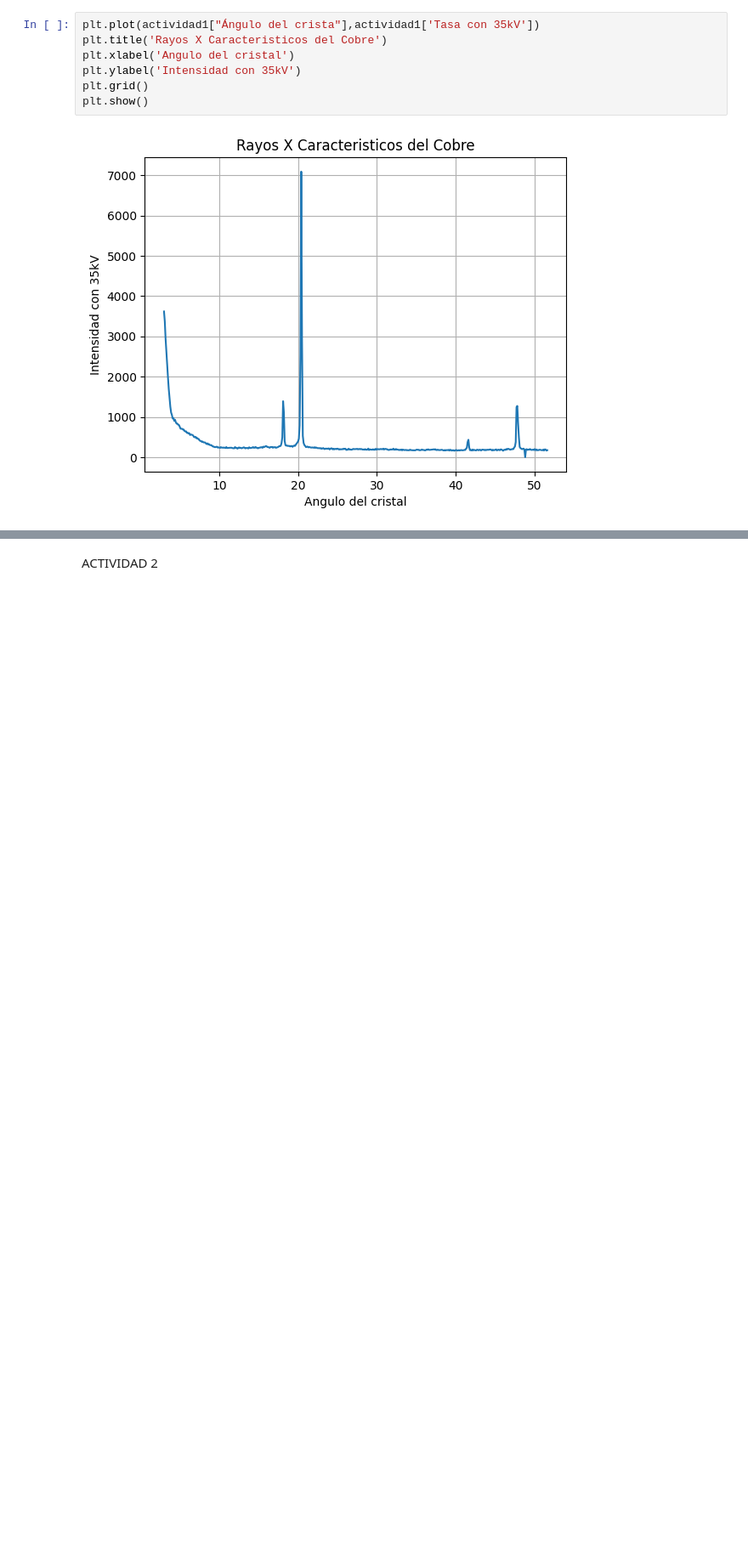
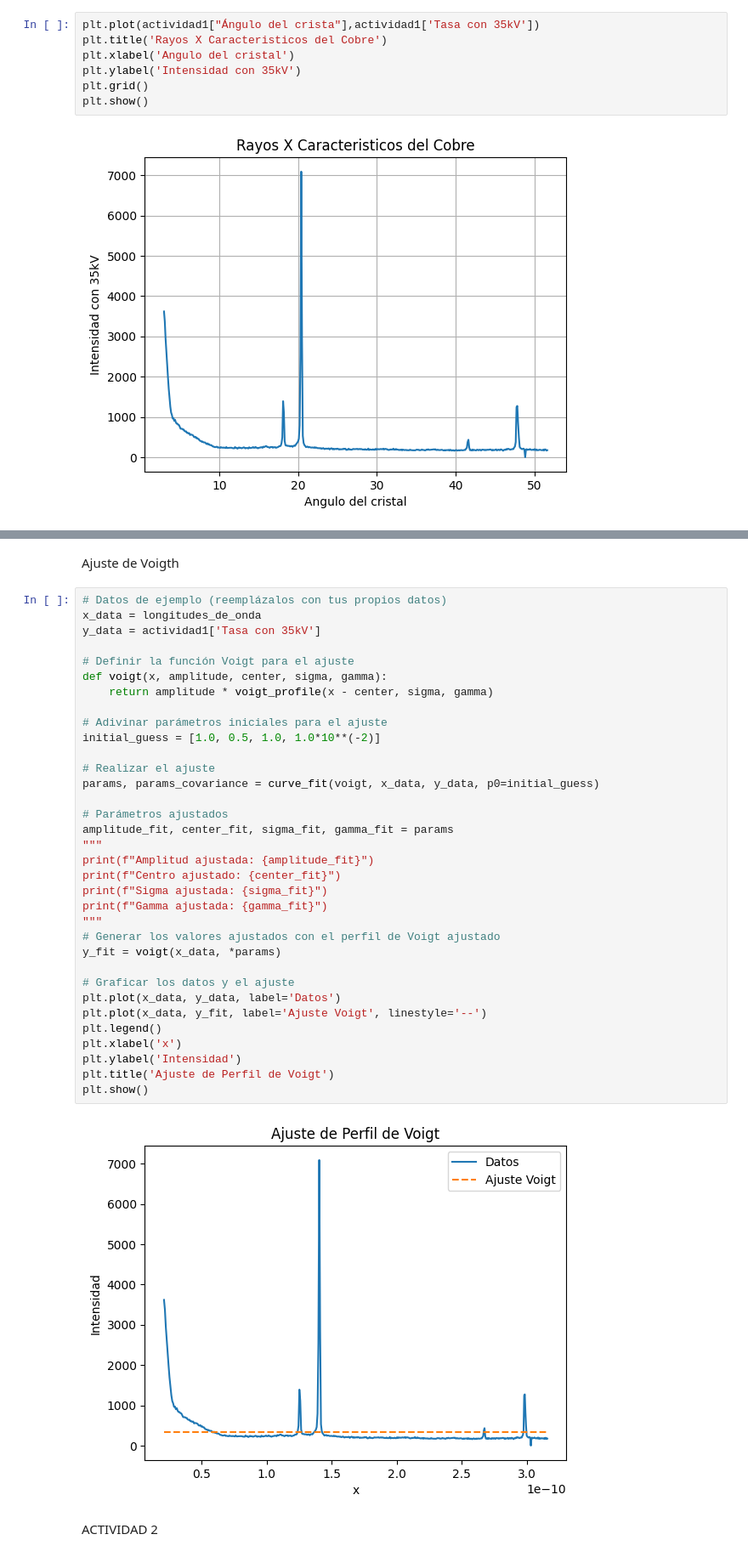
Before and after one commit to LabIntermedio/COD-INTERMEDIO, a Jupyter notebook: Rayos X/Rayos X.ipynb, the cells around one changed output, grey strips where cells are left out. Shown at 85% size. Cells and saved outputs as stored; diff of their text form; blank space fills up the shorter version.

```diff
--- a/Rayos X/Rayos X.ipynb
+++ b/Rayos X/Rayos X.ipynb
@@ -112,3 +146,41 @@ plt.show()
+# %% [markdown]
+Ajuste de Voigth
+# %%
+# Datos de ejemplo (reemplázalos con tus propios datos)
+x_data = longitudes_de_onda
+y_data = actividad1['Tasa con 35kV']
+
+# Definir la función Voigt para el ajuste
+def voigt(x, amplitude, center, sigma, gamma):
+    return amplitude * voigt_profile(x - center, sigma, gamma)
+
+# Adivinar parámetros iniciales para el ajuste
+initial_guess = [1.0, 0.5, 1.0, 1.0*10**(-2)]
+
+# Realizar el ajuste
+params, params_covariance = curve_fit(voigt, x_data, y_data, p0=initial_guess)
+
+# Parámetros ajustados
+amplitude_fit, center_fit, sigma_fit, gamma_fit = params
+"""
+print(f"Amplitud ajustada: {amplitude_fit}")
+print(f"Centro ajustado: {center_fit}")
+print(f"Sigma ajustada: {sigma_fit}")
+print(f"Gamma ajustada: {gamma_fit}")
+"""
+# Generar los valores ajustados con el perfil de Voigt ajustado
+y_fit = voigt(x_data, *params)
+
+# Graficar los datos y el ajuste
+plt.plot(x_data, y_data, label='Datos')
+plt.plot(x_data, y_fit, label='Ajuste Voigt', linestyle='--')
+plt.legend()
+plt.xlabel('x')
+plt.ylabel('Intensidad')
+plt.title('Ajuste de Perfil de Voigt')
+plt.show()
+# %% [output]
+[figure, added]
 # %% [markdown]
 ACTIVIDAD 2
 # %%
```
Also changed, not shown: parts of 15 cells of this notebook.
